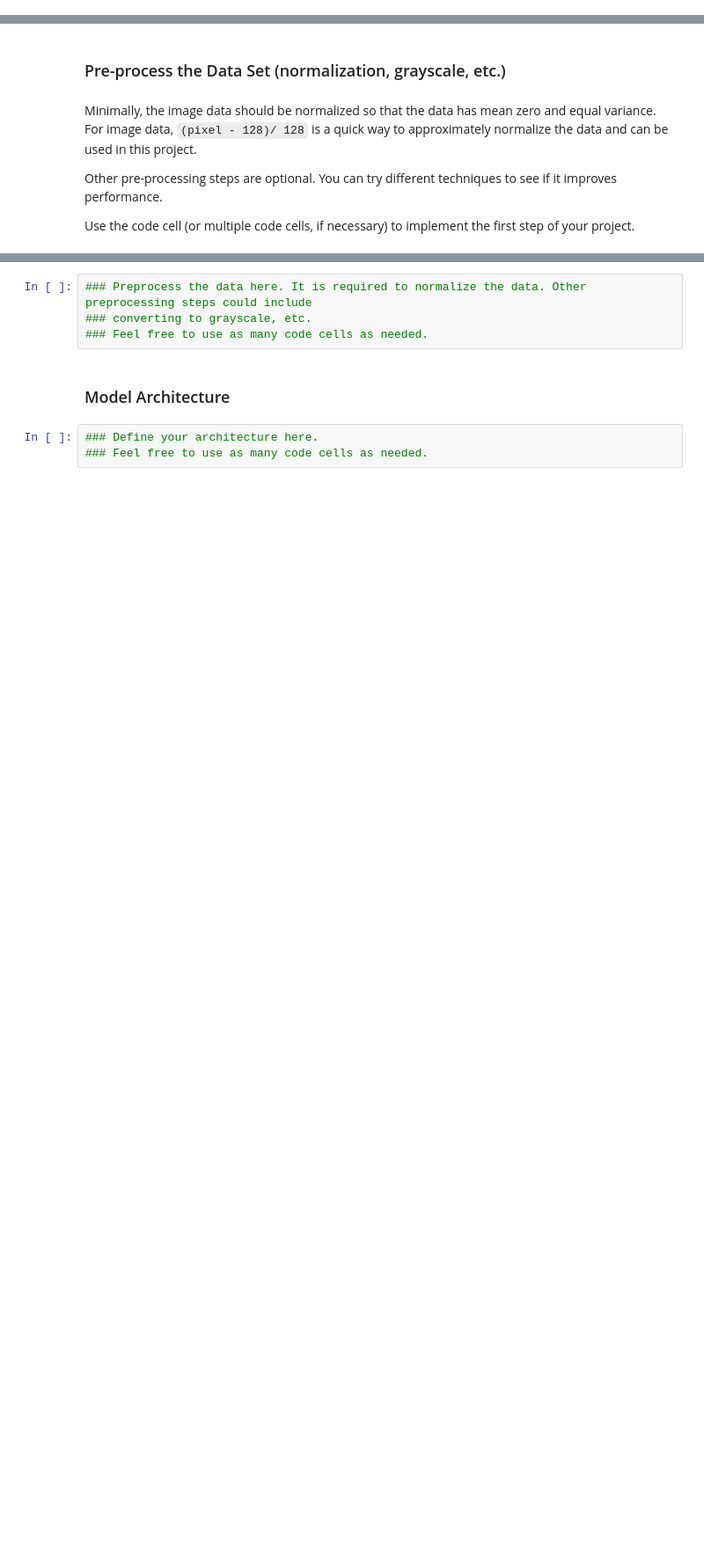
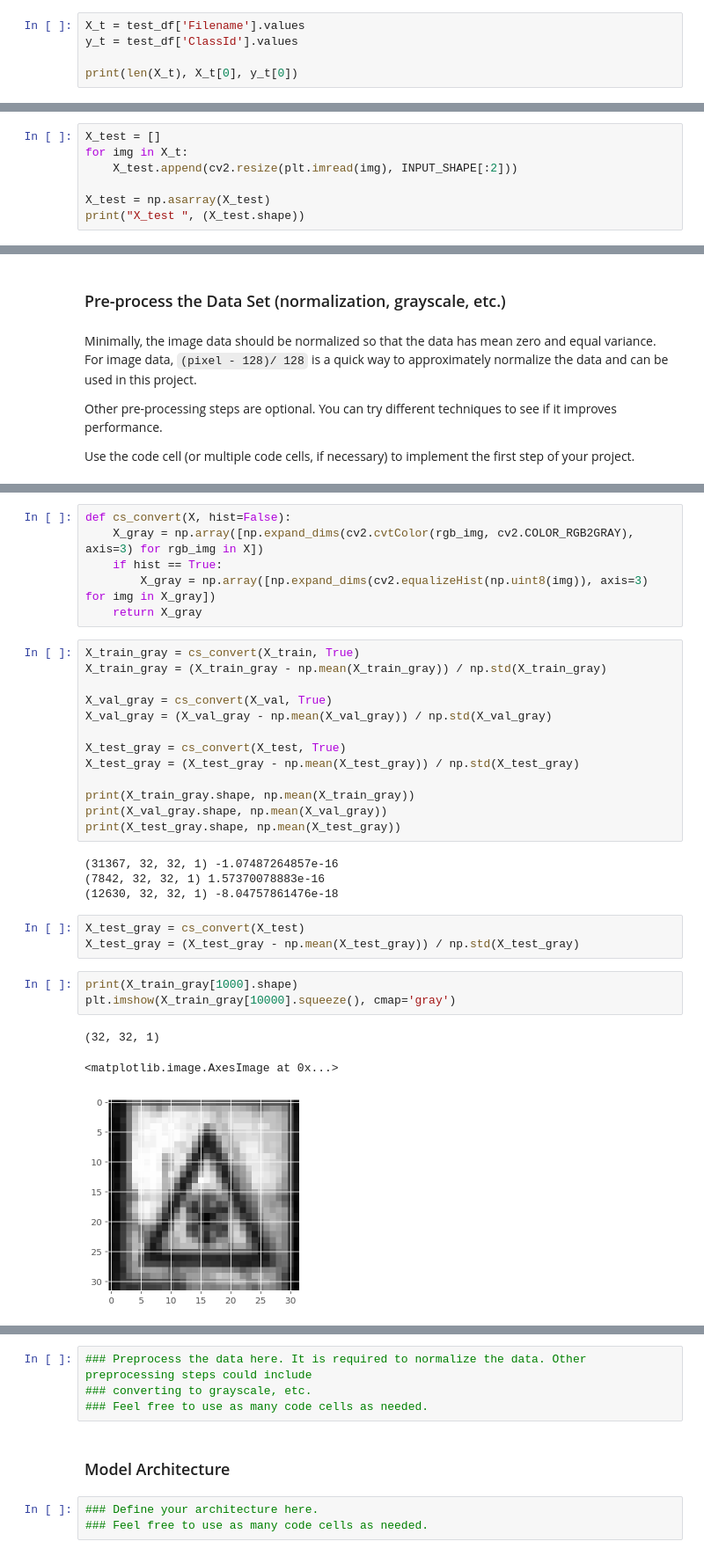
Before and after one commit to mike9251/SDC, a Jupyter notebook: CarND-Traffic-Sign-Classifier-Project-master/Traffic_Sign_Classifier.ipynb, the cells around one changed output, grey strips where cells are left out. Shown at 88% size. Cells and saved outputs as stored; diff of their text form; blank space fills up the shorter version.

```diff
--- a/CarND-Traffic-Sign-Classifier-Project-master/Traffic_Sign_Classifier.ipynb
+++ b/CarND-Traffic-Sign-Classifier-Project-master/Traffic_Sign_Classifier.ipynb
@@ -281,3 +268,8 @@ X_train  (31367, 32, 32, 3)
 print("X_val ", (X_val.shape))
 # %% [output]
 X_val  (7842, 32, 32, 3)
+# %%
+X_t = test_df['Filename'].values
+y_t = test_df['ClassId'].values
+
+print(len(X_t), X_t[0], y_t[0])
@@ -283,0 +278,7 @@ X_val  (7842, 32, 32, 3)
+# %%
+X_test = []
+for img in X_t:
+    X_test.append(cv2.resize(plt.imread(img), INPUT_SHAPE[:2]))
+
+X_test = np.asarray(X_test)
+print("X_test ", (X_test.shape))
@@ -323,3 +332,36 @@ x_mean =  82.7620644453 x_std =  69.1101678095
+# %%
+def cs_convert(X, hist=False):
+    X_gray = np.array([np.expand_dims(cv2.cvtColor(rgb_img, cv2.COLOR_RGB2GRAY), axis=3) for rgb_img in X])
+    if hist == True:
+        X_gray = np.array([np.expand_dims(cv2.equalizeHist(np.uint8(img)), axis=3) for img in X_gray])
+    return X_gray
+# %%
+X_train_gray = cs_convert(X_train, True)
+X_train_gray = (X_train_gray - np.mean(X_train_gray)) / np.std(X_train_gray)
+
+X_val_gray = cs_convert(X_val, True)
+X_val_gray = (X_val_gray - np.mean(X_val_gray)) / np.std(X_val_gray)
+
+X_test_gray = cs_convert(X_test, True)
+X_test_gray = (X_test_gray - np.mean(X_test_gray)) / np.std(X_test_gray)
+
+print(X_train_gray.shape, np.mean(X_train_gray))
+print(X_val_gray.shape, np.mean(X_val_gray))
+print(X_test_gray.shape, np.mean(X_test_gray))
+# %% [output]
+(31367, 32, 32, 1) -1.07487264857e-16
+(7842, 32, 32, 1) 1.57370078883e-16
+(12630, 32, 32, 1) -8.04757861476e-18
+# %%
+X_test_gray = cs_convert(X_test)
+X_test_gray = (X_test_gray - np.mean(X_test_gray)) / np.std(X_test_gray)
+# %%
+print(X_train_gray[1000].shape)
+plt.imshow(X_train_gray[10000].squeeze(), cmap='gray')
+# %% [output]
+(32, 32, 1)
+<matplotlib.image.AxesImage at 0x...>
+[figure, added]
 # %%
 from keras.preprocessing.image import ImageDataGenerator
 
```
Also changed, not shown: parts of 26 cells of this notebook, 10 other files.
